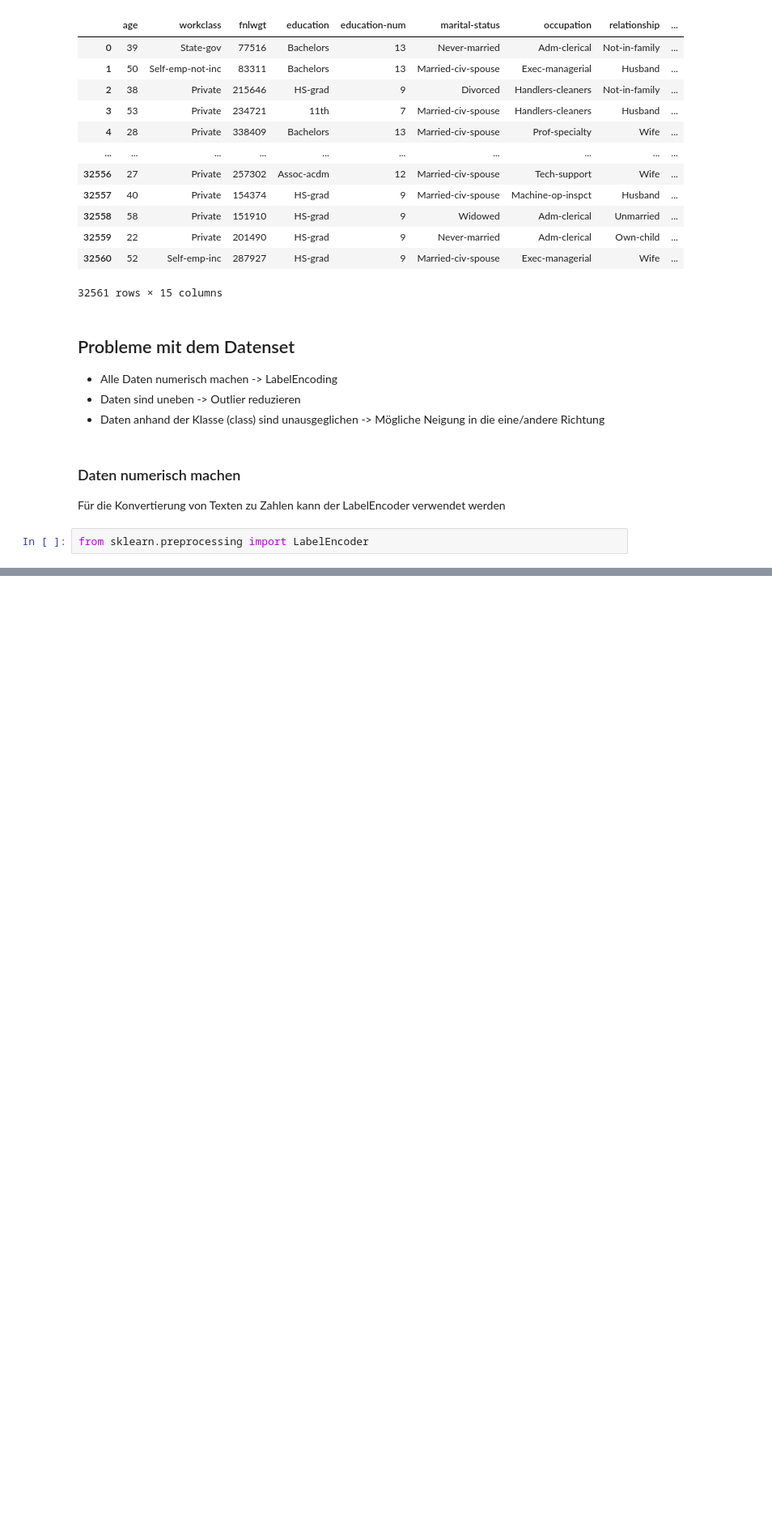
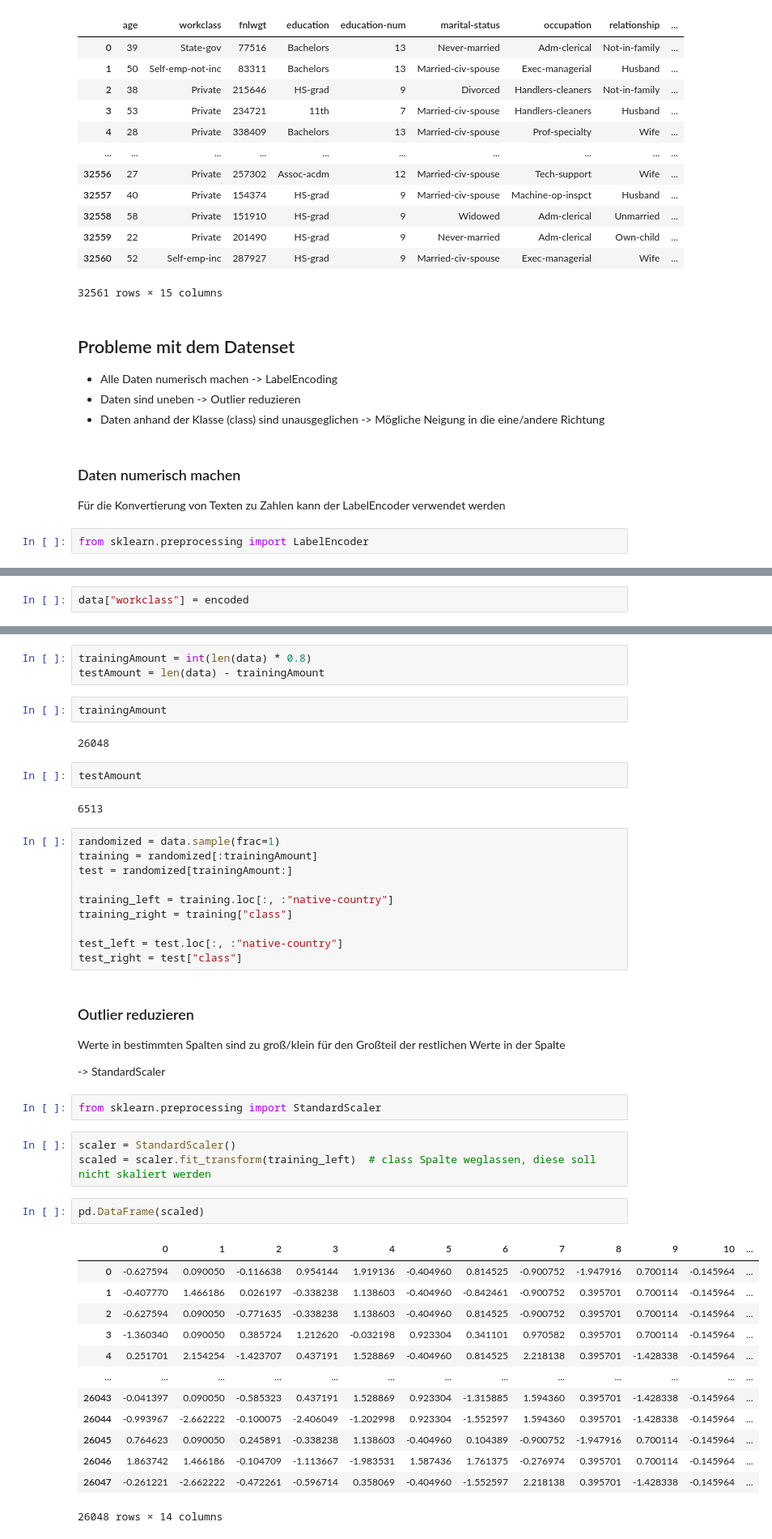
Before and after one commit to ppedvAG/Python-MachineLearningundVisualisierung-243656, a Jupyter notebook: M006.ipynb, the cells around one changed output, grey strips where cells are left out. Shown at 81% size. Drawn from its saved outputs; the diff is of its cells as text; blank space fills up the shorter version.

```diff
--- a/M006.ipynb
+++ b/M006.ipynb
@@ -75,0 +86,2 @@ from sklearn.preprocessing import LabelEncoder
+# %%
+data["workclass"] = encoded
@@ -75,0 +159,48 @@ from sklearn.preprocessing import LabelEncoder
+# %%
+trainingAmount = int(len(data) * 0.8)
+testAmount = len(data) - trainingAmount
+# %%
+trainingAmount
+# %% [output]
+26048
+# %%
+testAmount
+# %% [output]
+6513
+# %%
+randomized = data.sample(frac=1)
+training = randomized[:trainingAmount]
+test = randomized[trainingAmount:]
+
+training_left = training.loc[:, :"native-country"]
+training_right = training["class"]
+
+test_left = test.loc[:, :"native-country"]
+test_right = test["class"]
+# %% [markdown]
+### Outlier reduzieren
+
+Werte in bestimmten Spalten sind zu groß/klein für den Großteil der restlichen Werte in der Spalte
+
+-> StandardScaler
+# %%
+from sklearn.preprocessing import StandardScaler
+# %%
+scaler = StandardScaler()
+scaled = scaler.fit_transform(training_left)  # class Spalte weglassen, diese soll nicht skaliert werden
+# %%
+pd.DataFrame(scaled)
+# %% [output]
+|  | 0 | 1 | 2 | 3 | 4 | 5 | 6 | 7 | 8 | 9 | 10 | ... |
+| 0 | -0.627594 | 0.090050 | -0.116638 | 0.954144 | 1.919136 | -0.404960 | 0.814525 | -0.900752 | -1.947916 | 0.700114 | -0.145964 | ... |
+| 1 | -0.407770 | 1.466186 | 0.026197 | -0.338238 | 1.138603 | -0.404960 | -0.842461 | -0.900752 | 0.395701 | 0.700114 | -0.145964 | ... |
+| 2 | -0.627594 | 0.090050 | -0.771635 | -0.338238 | 1.138603 | -0.404960 | 0.814525 | -0.900752 | 0.395701 | 0.700114 | -0.145964 | ... |
+| 3 | -1.360340 | 0.090050 | 0.385724 | 1.212620 | -0.032198 | 0.923304 | 0.341101 | 0.970582 | 0.395701 | 0.700114 | -0.145964 | ... |
+| 4 | 0.251701 | 2.154254 | -1.423707 | 0.437191 | 1.528869 | -0.404960 | 0.814525 | 2.218138 | 0.395701 | -1.428338 | -0.145964 | ... |
+| ... | ... | ... | ... | ... | ... | ... | ... | ... | ... | ... | ... | ... |
+| 26043 | -0.041397 | 0.090050 | -0.585323 | 0.437191 | 1.528869 | 0.923304 | -1.315885 | 1.594360 | 0.395701 | -1.428338 | -0.145964 | ... |
+| 26044 | -0.993967 | -2.662222 | -0.100075 | -2.406049 | -1.202998 | 0.923304 | -1.552597 | 1.594360 | 0.395701 | -1.428338 | -0.145964 | ... |
+| 26045 | 0.764623 | 0.090050 | 0.245891 | -0.338238 | 1.138603 | -0.404960 | 0.104389 | -0.900752 | -1.947916 | 0.700114 | -0.145964 | ... |
+| 26046 | 1.863742 | 1.466186 | -0.104709 | -1.113667 | -1.983531 | 1.587436 | 1.761375 | -0.276974 | 0.395701 | 0.700114 | -0.145964 | ... |
+| 26047 | -0.261221 | -2.662222 | -0.472261 | -0.596714 | 0.358069 | -0.404960 | -1.552597 | 2.218138 | 0.395701 | -1.428338 | -0.145964 | ... |
+26048 rows × 14 columns
```
Also changed, not shown: parts of 65 cells of this notebook, 1 other file.
